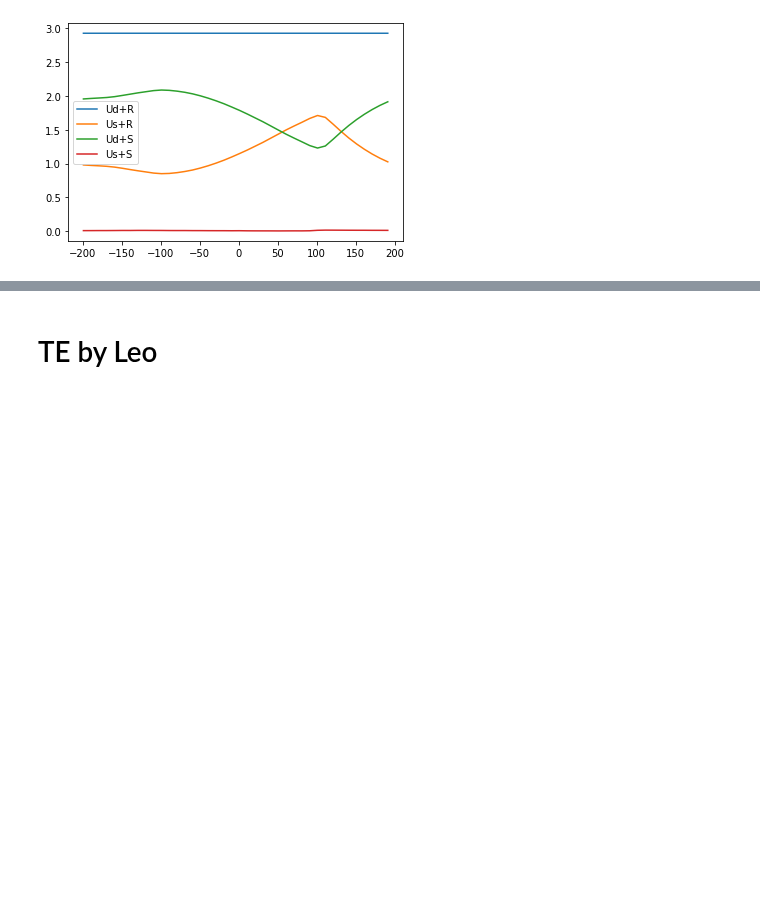
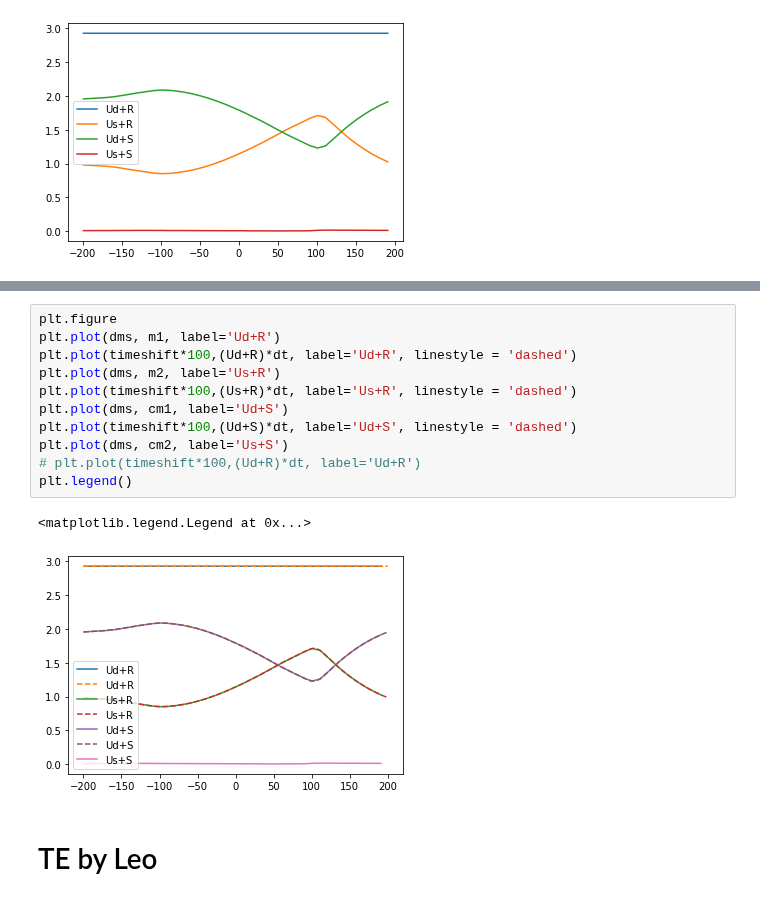
Before and after one commit to llincooi/retina_python, a Jupyter notebook: aid_zebrafish/LR_PID_02_Henry_long_hist_len.ipynb, the cells around one changed output, grey strips where cells are left out. Saved outputs shown, nothing was run; the diff lists cells and outputs as text; blank space fills up the shorter version.

```diff
--- a/aid_zebrafish/LR_PID_02_Henry_long_hist_len.ipynb
+++ b/aid_zebrafish/LR_PID_02_Henry_long_hist_len.ipynb
@@ -479,3 +502,17 @@ plt.legend()
+# %%
+plt.figure
+plt.plot(dms, m1, label='Ud+R')
+plt.plot(timeshift*100,(Ud+R)*dt, label='Ud+R', linestyle = 'dashed')
+plt.plot(dms, m2, label='Us+R')
+plt.plot(timeshift*100,(Us+R)*dt, label='Us+R', linestyle = 'dashed')
+plt.plot(dms, cm1, label='Ud+S')
+plt.plot(timeshift*100,(Ud+S)*dt, label='Ud+S', linestyle = 'dashed')
+plt.plot(dms, cm2, label='Us+S')
+# plt.plot(timeshift*100,(Ud+R)*dt, label='Ud+R')
+plt.legend()
+# %% [output]
+<matplotlib.legend.Legend at 0x...>
+[figure, added]
 # %% [markdown]
 # TE by Leo
 # %%
```
Also changed, not shown: parts of 3 cells of this notebook, 1 other file.
